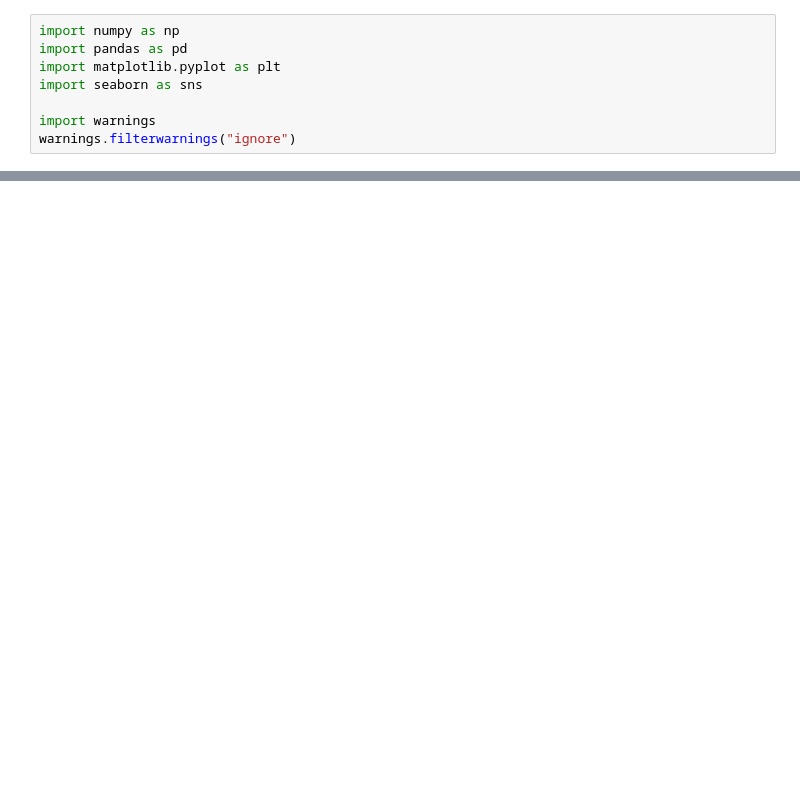
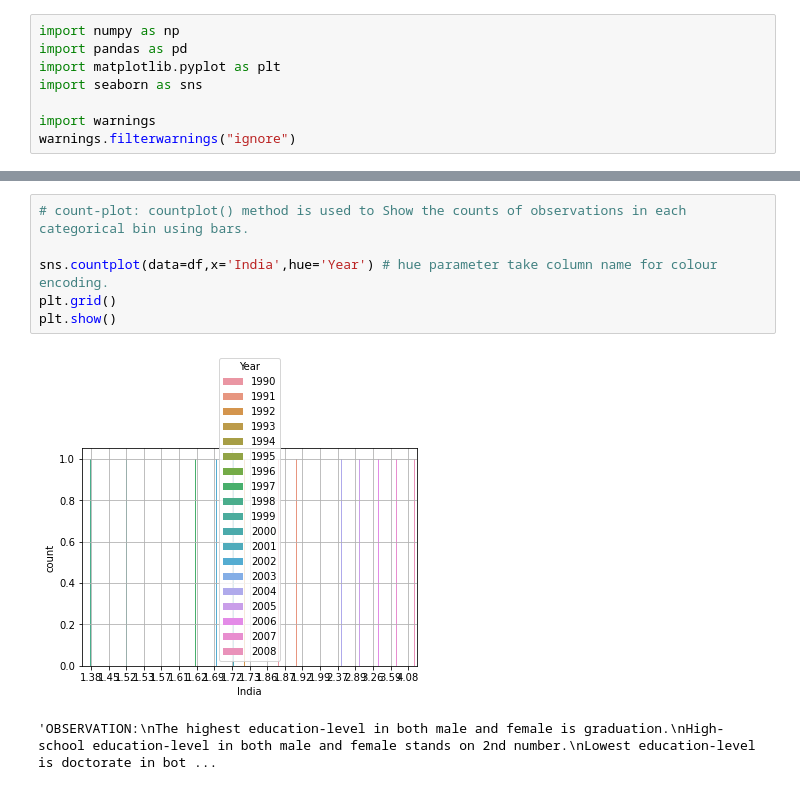
Before and after one commit to Zaid9987/Analysis, a Jupyter notebook: Zaid_AWP_Project.ipynb, the cells around one changed output, grey strips where cells are left out. Saved outputs shown, nothing was run; the diff lists cells and outputs as text; blank space fills up the shorter version.

```diff
--- a/Zaid_AWP_Project.ipynb
+++ b/Zaid_AWP_Project.ipynb
@@ -553,0 +447,9 @@ plt.show()
+# %%
+# count-plot: countplot() method is used to Show the counts of observations in each categorical bin using bars.
+
+sns.countplot(data=df,x='India',hue='Year') # hue parameter take column name for colour encoding.
+plt.grid()
+plt.show()
+# %% [output]
+[figure, added]
+'OBSERVATION:\nThe highest education-level in both male and female is graduation.\nHigh-school education-level in both male and female stands on 2nd number.\nLowest education-level is doctorate in bot ...
```
Also changed, not shown: parts of 86 cells of this notebook.
